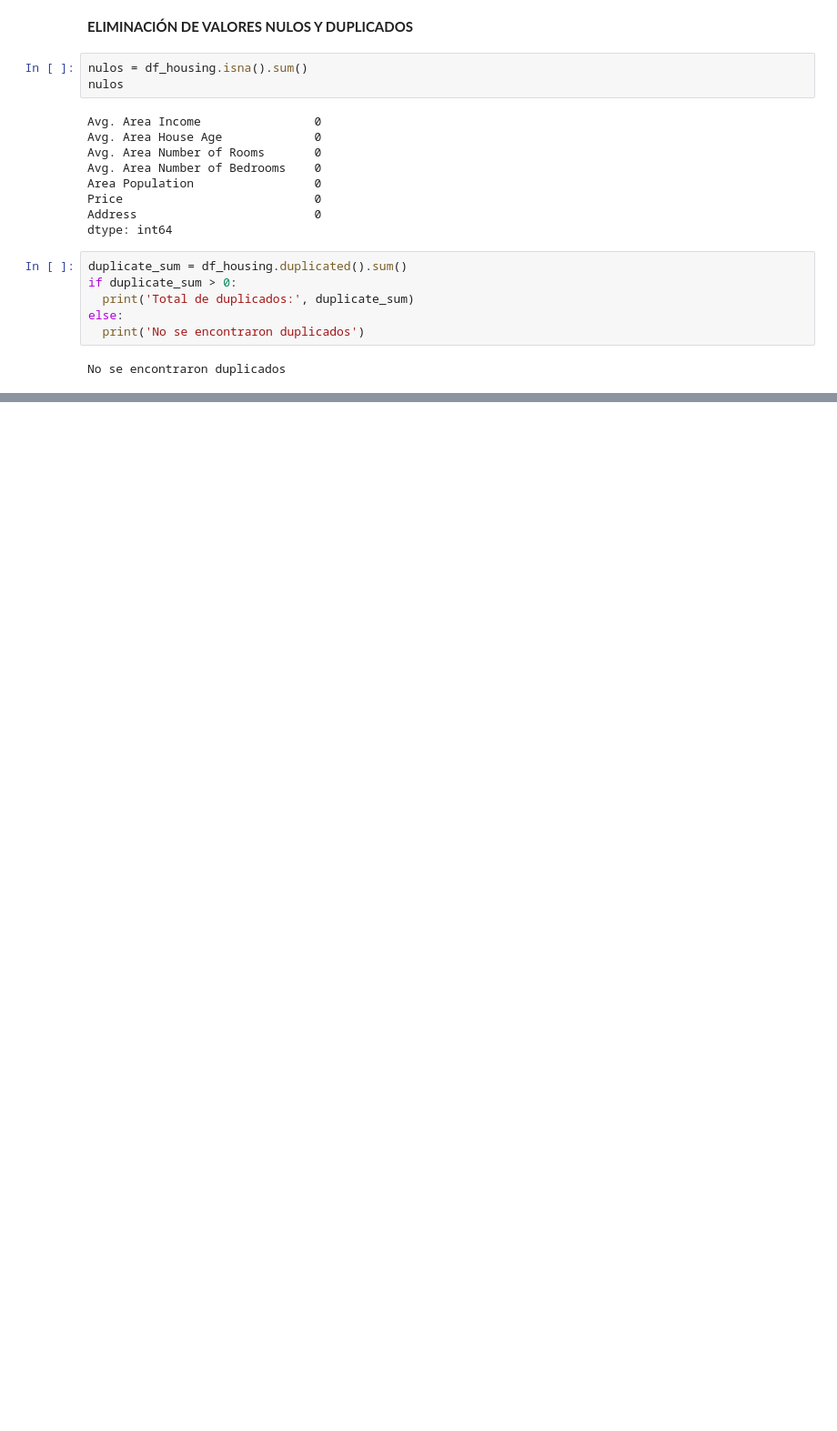
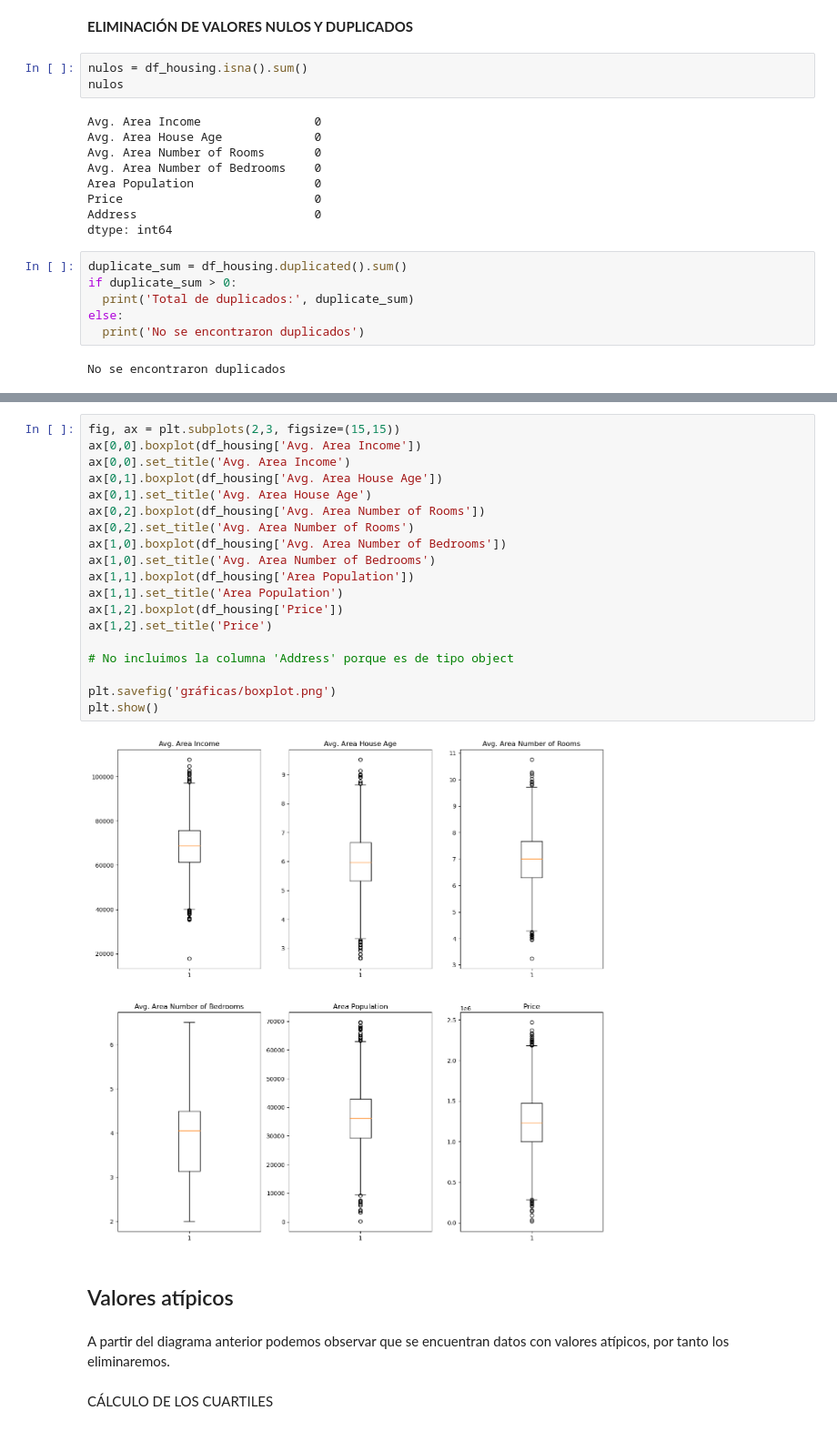
Before and after one commit to mgonzalz/USA_Housing, a Jupyter notebook: usa_housing.ipynb, the cells around one changed output, grey strips where cells are left out. Shown at 91% size. Drawn from its saved outputs; the diff is of its cells as text; blank space fills up the shorter version.

Commit message:
atípicos

```diff
--- a/usa_housing.ipynb
+++ b/usa_housing.ipynb
@@ -39,0 +82,27 @@ No se encontraron duplicados
+# %%
+fig, ax = plt.subplots(2,3, figsize=(15,15))
+ax[0,0].boxplot(df_housing['Avg. Area Income'])
+ax[0,0].set_title('Avg. Area Income')
+ax[0,1].boxplot(df_housing['Avg. Area House Age'])
+ax[0,1].set_title('Avg. Area House Age')
+ax[0,2].boxplot(df_housing['Avg. Area Number of Rooms'])
+ax[0,2].set_title('Avg. Area Number of Rooms')
+ax[1,0].boxplot(df_housing['Avg. Area Number of Bedrooms'])
+ax[1,0].set_title('Avg. Area Number of Bedrooms')
+ax[1,1].boxplot(df_housing['Area Population'])
+ax[1,1].set_title('Area Population')
+ax[1,2].boxplot(df_housing['Price'])
+ax[1,2].set_title('Price')
+
+# No incluimos la columna 'Address' porque es de tipo object
+
+plt.savefig('gráficas/boxplot.png')
+plt.show()
+# %% [output]
+[figure, added]
+# %% [markdown]
+## Valores atípicos
+# %% [markdown]
+A partir del diagrama anterior podemos observar que se encuentran datos con valores atípicos, por tanto los eliminaremos.
+# %% [markdown]
+CÁLCULO DE LOS CUARTILES
```
Also changed, not shown: parts of 14 cells of this notebook.
